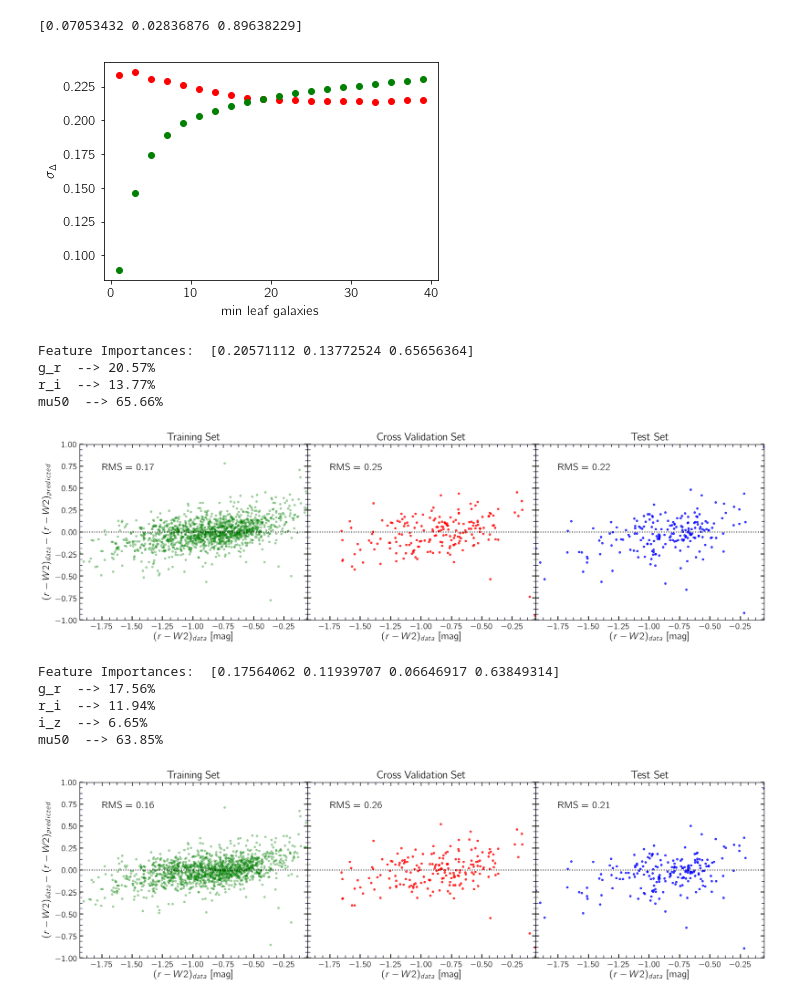
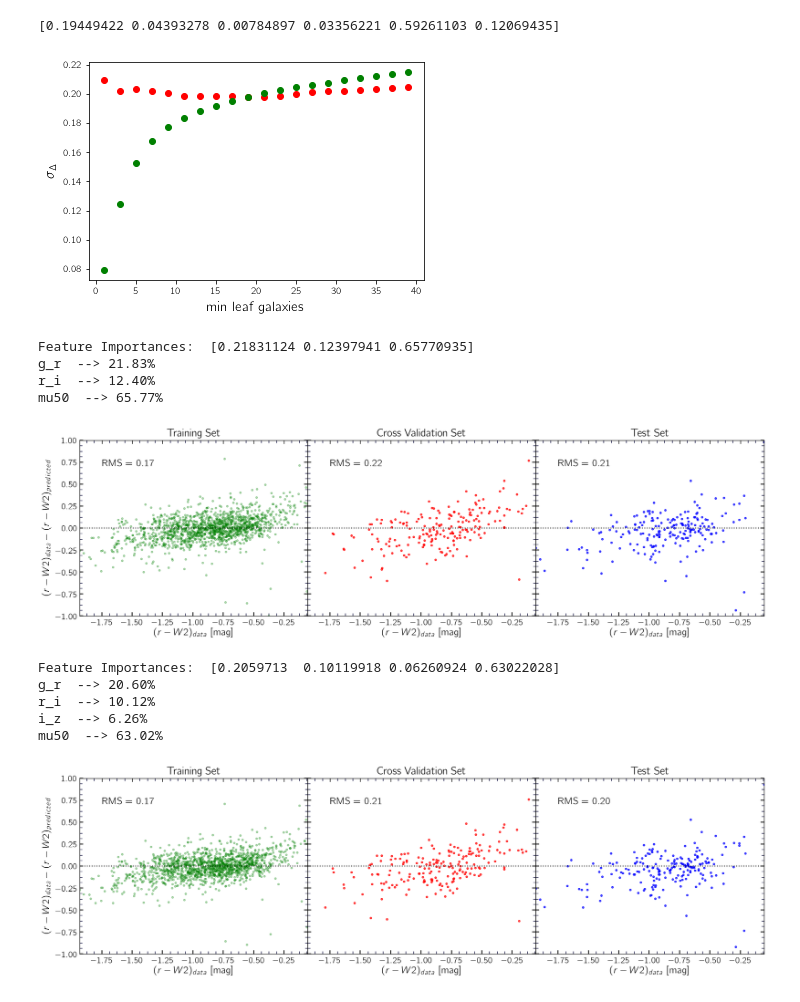
Before and after one commit to ekourkchi/reddening, a Jupyter notebook: Random_Forest_Reddening.ipynb, the cells around one changed output. Cells and saved outputs as stored; diff of their text form; code cells hidden in the pictures.

```diff
--- a/Random_Forest_Reddening.ipynb
+++ b/Random_Forest_Reddening.ipynb
@@ -153,42 +179,42 @@ mu50  --> 84.40%
 # %%
 nLeaf = np.arange(1,40,2)
-Seeds = range(30)
+Seeds = range(100)
 Stdev_trn = np.ones(shape = (len(nLeaf),len(Seeds)))
 Stdev_cvl = np.ones(shape = (len(nLeaf),len(Seeds)))
-importance = np.ones(shape = (len(Seeds),3))
+importance = np.ones(shape = (len(Seeds),6))
 
 for j in range(len(Seeds)):
 
     table_tst, table_cvl, table_trn = prepareSamples(table, Seed_cross=Seeds[j])
 
     ################################ Feature selection, regression parameters
-    features = ['g_r', 'r_i', 'mu50']
-    output   = 'i_w2'
+    features = ['g_r', 'r_i', 'i_z', 'c21w', 'mu50', 'logWimx']
+    output   = 'r_w2'
     n_estimators=1000
     max_depth = 2000
-    max_features=3
+    max_features=len(features)
     bootstrap=True
     ################################ Regression (Random Forest)
 
     for k in range(len(nLeaf)):
         regr, x_trn, y_trn, p_y_trn, x_cvl, y_cvl, p_y_cvl, x_tst, y_tst, p_y_tst = esn_RForest( \
             table_tst, table_cvl, table_trn, \
                 features, output, \
                     max_features=max_features, min_samples_leaf=nLeaf[k], bootstrap=bootstrap)
         Stdev_cvl[k][j]  = np.std(y_cvl-p_y_cvl)
         Stdev_trn[k][j] = np.std(y_trn-p_y_trn)
         importance[j] = regr.feature_importances_.T
 
 plt.plot(nLeaf, np.median(Stdev_cvl,1), 'ro')
 plt.plot(nLeaf, np.median(Stdev_trn,1), 'go')
 plt.xlabel('min leaf galaxies',fontsize=14)
 plt.ylabel(r'$\sigma_\Delta$',fontsize=14)
 print np.median(importance.T,1)
 
 plt.show()
 # %% [output]
-[0.07053432 0.02836876 0.89638229]
+[0.19449422 0.04393278 0.00784897 0.03356221 0.59261103 0.12069435]
-[figure, old version]
+[figure, new version]
 # %%
 ################################ Feature selection, regression parameters
 features = ['g_r', 'r_i', 'mu50']
@@ -220,11 +246,11 @@ ylim = [-1,1]
 makePlot(x_trn, y_trn, p_y_trn, x_cvl, y_cvl, p_y_cvl, x_tst, y_tst, p_y_tst, \
         xlim, ylim, xlabel, ylabel, plotName='RF_gRi_mu50')
 # %% [output]
-Feature Importances:  [0.20571112 0.13772524 0.65656364]
-g_r  --> 20.57%
-r_i  --> 13.77%
-mu50  --> 65.66%
+Feature Importances:  [0.21831124 0.12397941 0.65770935]
+g_r  --> 21.83%
+r_i  --> 12.40%
+mu50  --> 65.77%
-[figure, old version]
+[figure, new version]
 # %%
 ################################ Feature selection, regression parameters
 features = ['g_r', 'r_i', 'i_z', 'mu50']
@@ -256,12 +282,12 @@ ylim = [-1,1]
 makePlot(x_trn, y_trn, p_y_trn, x_cvl, y_cvl, p_y_cvl, x_tst, y_tst, p_y_tst, \
         xlim, ylim, xlabel, ylabel, plotName='RF_gRiz_mu50')
 # %% [output]
-Feature Importances:  [0.17564062 0.11939707 0.06646917 0.63849314]
-g_r  --> 17.56%
-r_i  --> 11.94%
-i_z  --> 6.65%
-mu50  --> 63.85%
+Feature Importances:  [0.2059713  0.10119918 0.06260924 0.63022028]
+g_r  --> 20.60%
+r_i  --> 10.12%
+i_z  --> 6.26%
+mu50  --> 63.02%
-[figure, old version]
+[figure, new version]
 # %%
 ## Sample management
 table_tst, table_cvl, table_trn = prepareSamples(table, Seed_cross=150)
```
Also changed, not shown: parts of 7 cells of this notebook, 2 other files.
